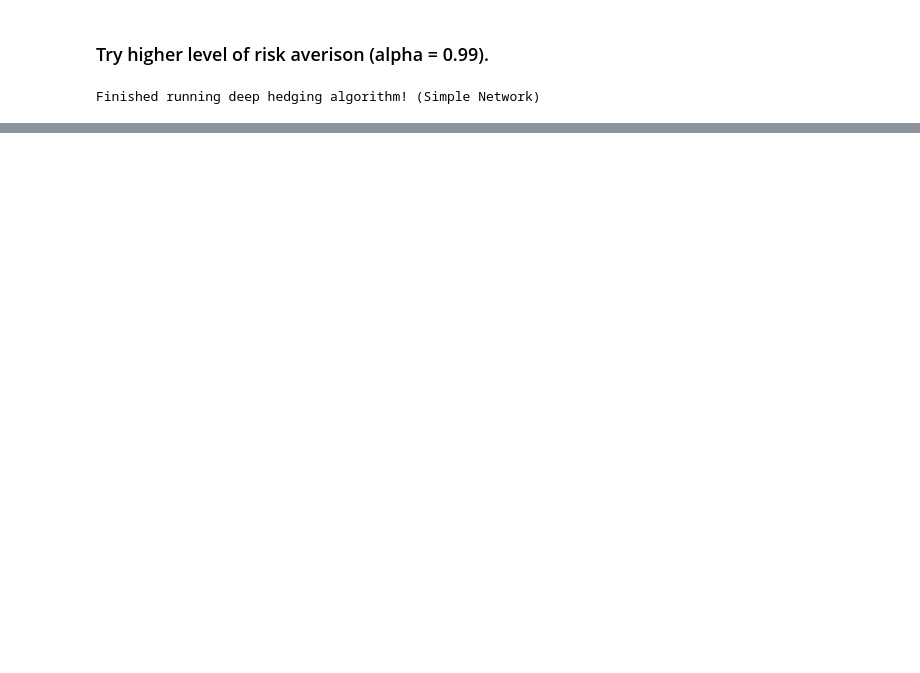
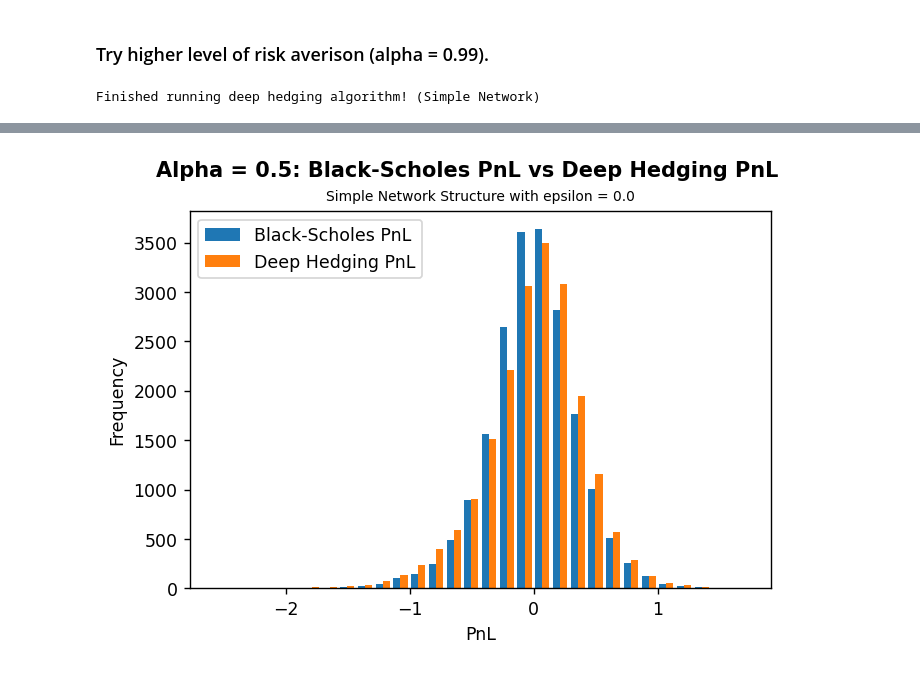
Before and after one commit to lara2302/deep_hedging, a Jupyter notebook: colab/DeepHedging_Examples.ipynb, the cells around one changed output, grey strips where cells are left out. Cells and saved outputs as stored; diff of their text form; code cells hidden in the pictures; blank space fills up the shorter version.

```diff
--- a/colab/DeepHedging_Examples.ipynb
+++ b/colab/DeepHedging_Examples.ipynb
@@ -1253,0 +1515,20 @@ df_describe.describe()
+# %%
+#@title <font color='Blue'>**Results: Alpha = 0.5**</font>
+bar1 = PnL_BS + price_BS[0][0]
+bar4 = model_simple_normal_risk_averse(xtest).numpy().squeeze() + price_BS[0][0]
+
+# Plot Black-Scholes PnL and Deep Hedging PnL (with BS_price charged on both).
+fig_PnL = plt.figure(dpi= 125, facecolor='w')
+fig_PnL.suptitle("Alpha = 0.5: Black-Scholes PnL vs Deep Hedging PnL \n", \
+      fontweight="bold")
+ax = fig_PnL.add_subplot()
+ax.set_title("Simple Network Structure with epsilon = " + str(epsilon), \
+      fontsize=8)
+ax.set_xlabel("PnL")
+ax.set_ylabel("Frequency")
+ax.hist((bar1,bar4), bins=30, \
+          label=["Black-Scholes PnL", "Deep Hedging PnL"])
+ax.legend()
+plt.show()
+# %% [output]
+[figure, added]
```
Also changed, not shown: parts of 36 cells of this notebook.
